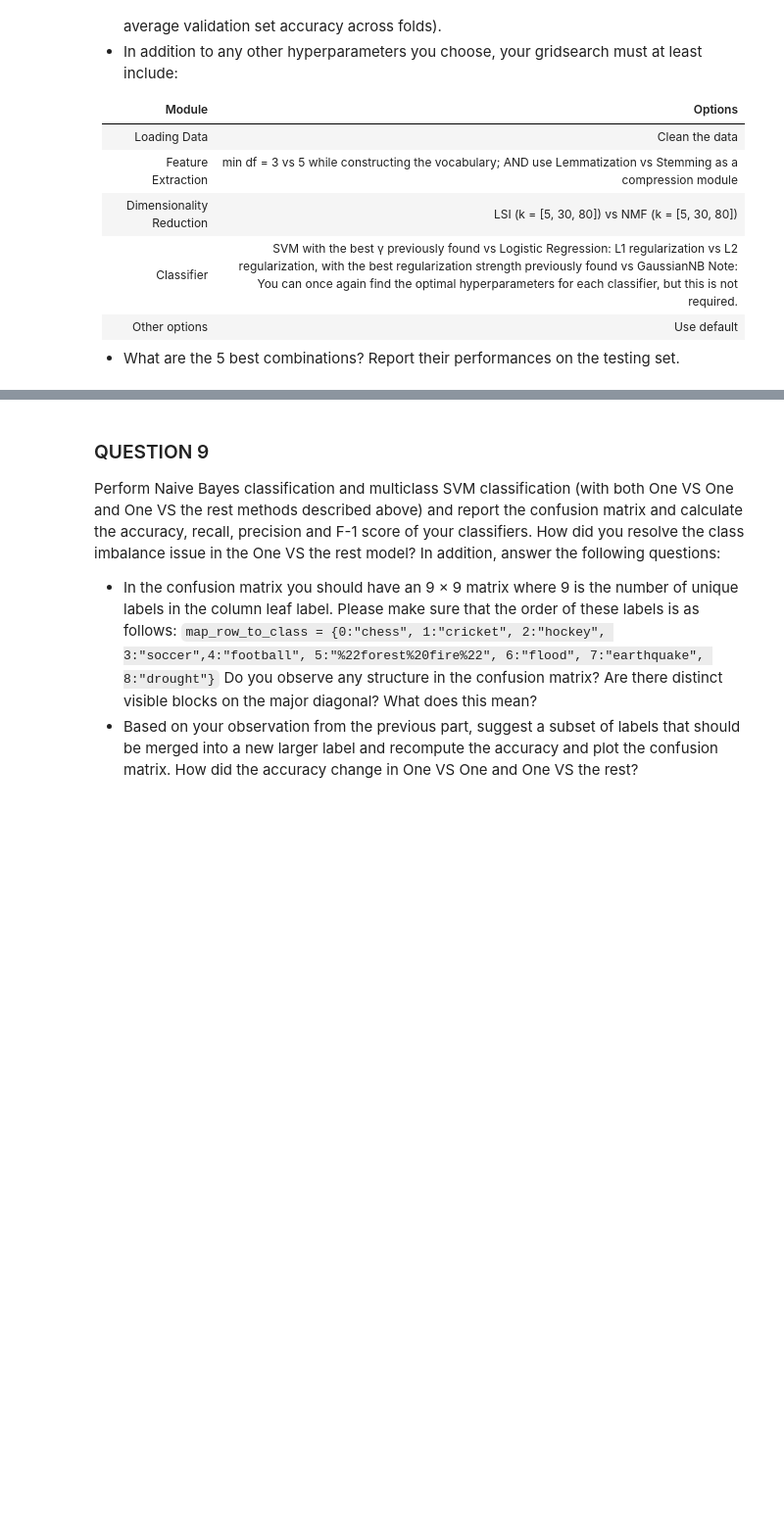
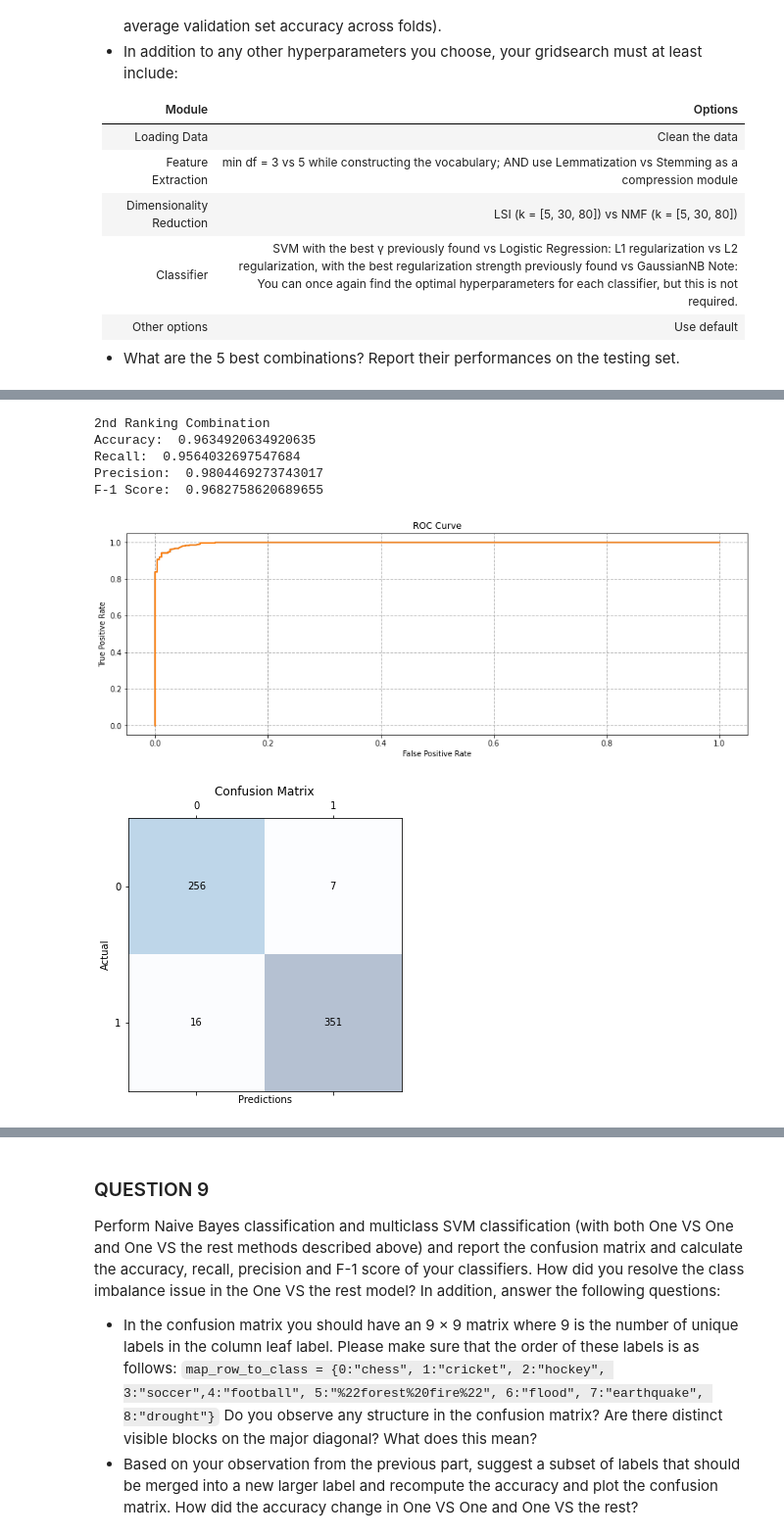
Before and after one commit to stang126/ECE-219-Large-Scale-Data-Mining, a Jupyter notebook: Project 1 Code.ipynb, the cells around one changed output, grey strips where cells are left out. Shown at 98% size. Drawn from its saved outputs; the diff is of its cells as text; code cells hidden in the pictures; blank space fills up the shorter version.

```diff
--- a/Project 1 Code.ipynb
+++ b/Project 1 Code.ipynb
@@ -547,0 +743,11 @@ F-1 Score:  0.900445765230312
+# %%
+print('2nd Ranking Combination')
+train_Log('l2', 1000, train_trunc_3, train['binary_root_label'], test_trunc_3, test['binary_root_label'])
+# %% [output]
+2nd Ranking Combination
+Accuracy:  0.9634920634920635
+Recall:  0.9564032697547684
+Precision:  0.9804469273743017
+F-1 Score:  0.9682758620689655
+[figure, added]
+[figure, added]
```
Also changed, not shown: parts of 20 cells of this notebook.
